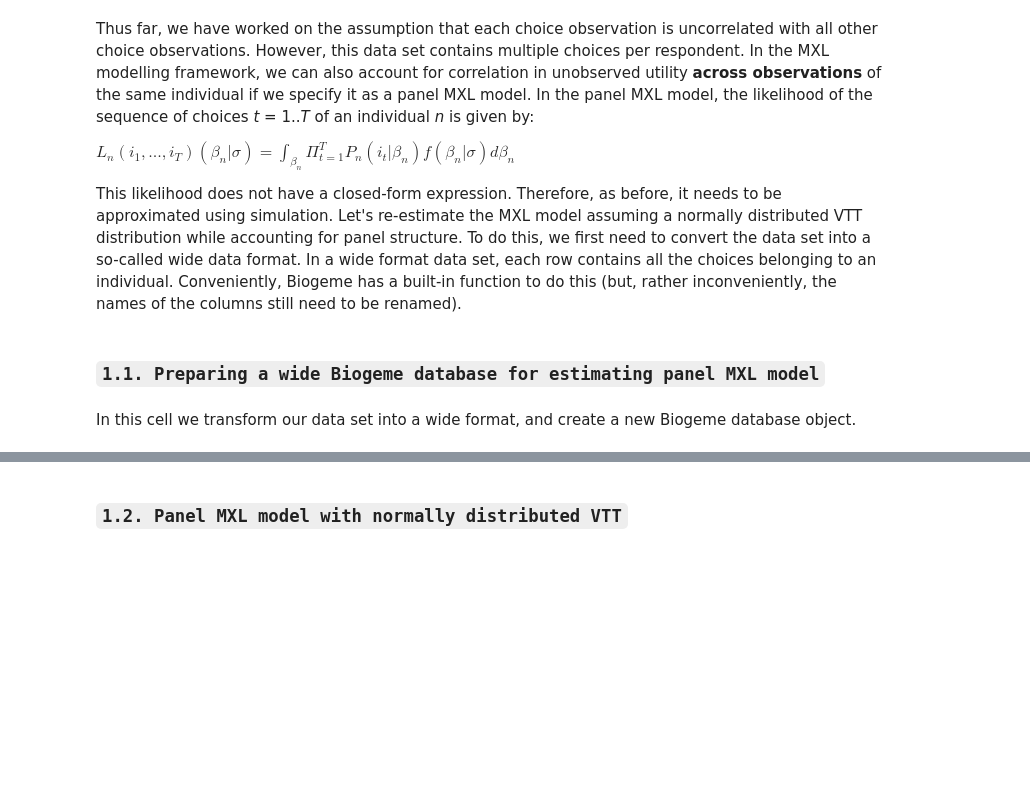
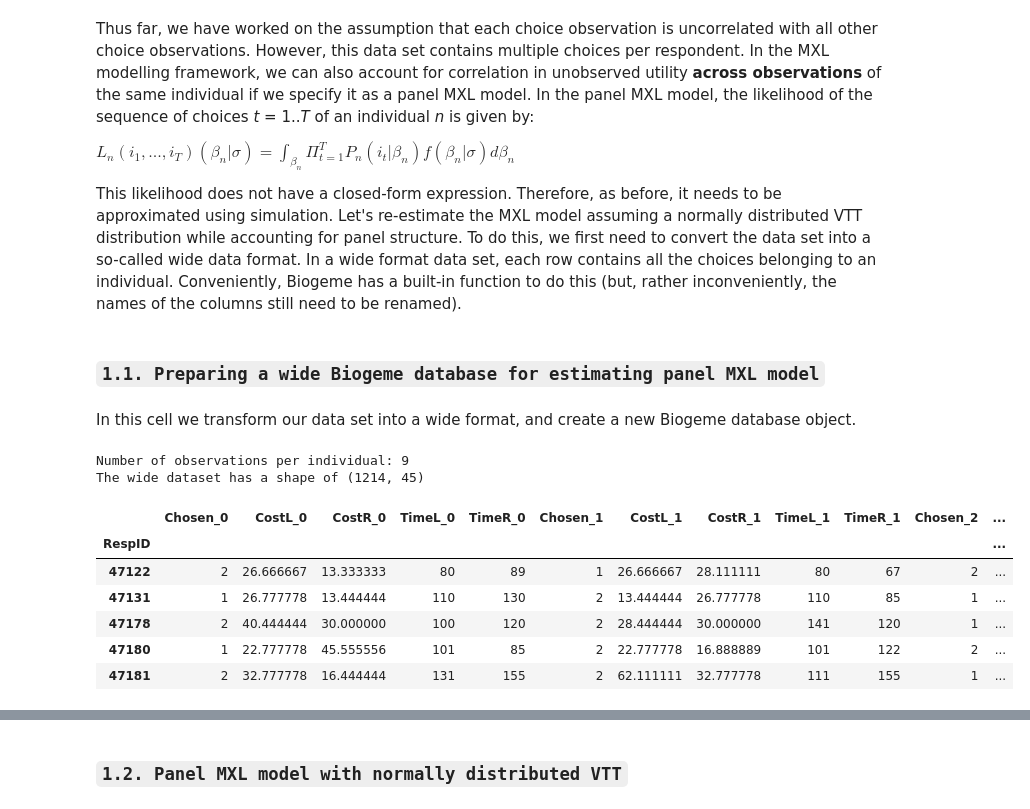
Before and after one commit to kschmoutziguer/Q2_2025, a Jupyter notebook: Lab_sessions/Lab_session_02/Lab_02B.ipynb, the cells around one changed output, grey strips where cells are left out. Drawn from its saved outputs; the diff is of its cells as text; code cells hidden in the pictures; blank space fills up the shorter version.

```diff
--- a/Lab_sessions/Lab_session_02/Lab_02B.ipynb
+++ b/Lab_sessions/Lab_session_02/Lab_02B.ipynb
@@ -120,34 +122,44 @@ In this cell we transform our data set into a wide format, and create a new Biog
 # Create Biogeme database object
 biodata = db.Database('Norway2009VTT', df)
 
 # Tell Biogeme which variable is the identifier of the individuals
 biodata.panel('RespID')
 
 # Calculate the number of observations per individual
 obs_per_ind = biodata.data['RespID'].value_counts().unique()[0]
 print(f'Number of observations per individual: {obs_per_ind}')
 
 # Use biogeme's "generateFlatPanelDataFrame to create a wide database in which each row corresponds to one individual
 df_wide = biodata.generate_flat_panel_dataframe(identical_columns=None)
 
 # Rename the columns, such that they run from columnname_{0} to columnname_{n}
 renumbered_columns = {col: f'{col.split("_")[1]}_{int(col.split("_")[0])-1}' if len(col.split("_")) == 2 else col for col in df_wide.columns}
 
 # Rename the columns using the dictionary
 df_wide.rename(columns=renumbered_columns, inplace=True)
 
 # list of df_wide.columns excluding the columns that start with 'Cost'
 col_in = df_wide.columns[df_wide.columns.str.startswith('Cost') == False].tolist()
 # Convert the columns that do not start with 'Cost' to integers
 for col in col_in:
     df_wide[col] = df_wide[col].astype(int)
 
 # Create Biogeme database object
 biodata_wide = db.Database('Norway2009VTT_wide', df_wide)
 
 # Show the first rows of the wide database
 print(f'The wide dataset has a shape of {biodata_wide.data.shape}')
-biodata_wide.data.head()
+biodata_wide.data.tail()
+# %% [output]
+Number of observations per individual: 9
+The wide dataset has a shape of (1214, 45)
+|  | Chosen_0 | CostL_0 | CostR_0 | TimeL_0 | TimeR_0 | Chosen_1 | CostL_1 | CostR_1 | TimeL_1 | TimeR_1 | Chosen_2 | ... |
+| RespID |  |  |  |  |  |  |  |  |  |  |  | ... |
+| 47122 | 2 | 26.666667 | 13.333333 | 80 | 89 | 1 | 26.666667 | 28.111111 | 80 | 67 | 2 | ... |
+| 47131 | 1 | 26.777778 | 13.444444 | 110 | 130 | 2 | 13.444444 | 26.777778 | 110 | 85 | 1 | ... |
+| 47178 | 2 | 40.444444 | 30.000000 | 100 | 120 | 2 | 28.444444 | 30.000000 | 141 | 120 | 1 | ... |
+| 47180 | 1 | 22.777778 | 45.555556 | 101 | 85 | 2 | 22.777778 | 16.888889 | 101 | 122 | 2 | ... |
+| 47181 | 2 | 32.777778 | 16.444444 | 131 | 155 | 2 | 62.111111 | 32.777778 | 111 | 155 | 1 | ... |
 # %%
 # Make dictionaries with the Biogeme variables from the wide database
 CostL   =   {q: Variable(f'CostL_{q}') for q in range(obs_per_ind)}
```
Also changed, not shown: parts of 11 cells of this notebook, 1 other file.
